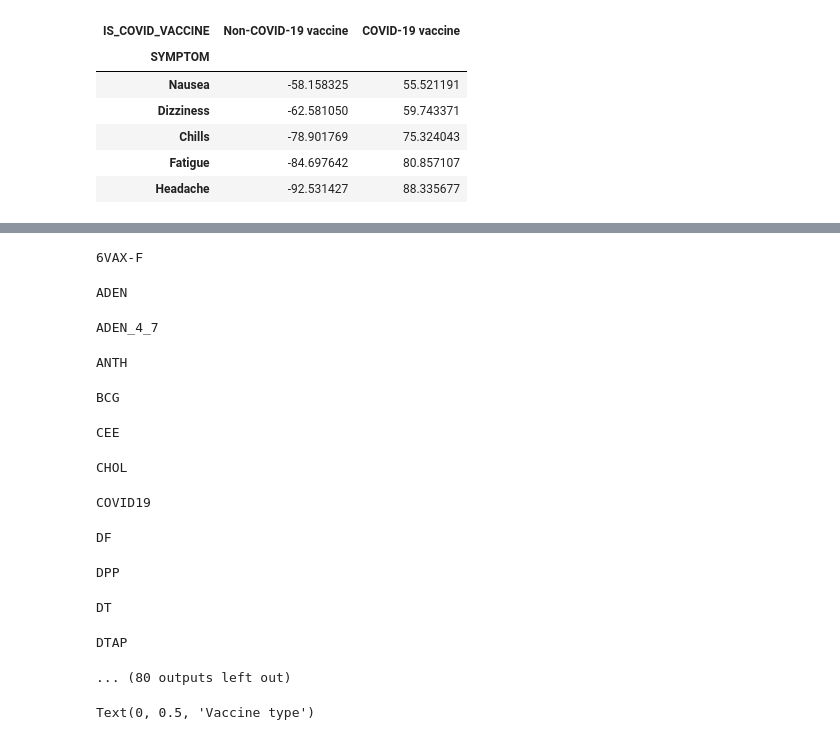
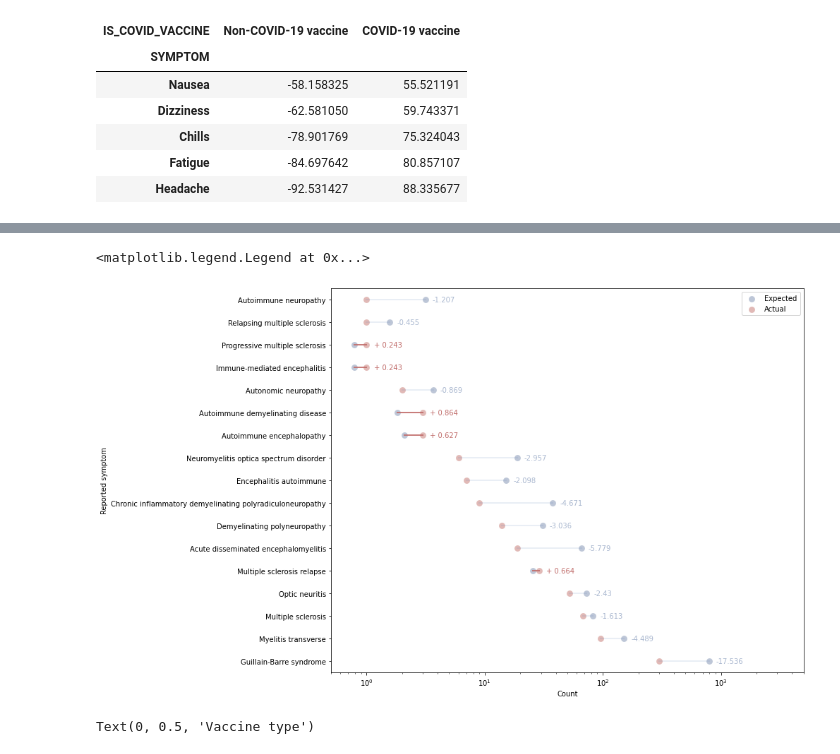
Before and after one commit to chrisvoncsefalvay/covid19-neuroautoimmune-aefis, a Jupyter notebook: COVID vaccination and neuroinflammatory disorders.ipynb, the cells around one changed output, grey strips where cells are left out. Saved outputs shown, nothing was run; the diff lists cells and outputs as text; code cells hidden in the pictures.

Commit message:
Figures completed, commentary has to be written.

```diff
--- a/COVID vaccination and neuroinflammatory disorders.ipynb
+++ b/COVID vaccination and neuroinflammatory disorders.ipynb
@@ -159,8 +139,9 @@ Odds ratio for association (Fisher's exact test): 0.29192121638670443 (p-value:
 # %% [markdown]
 ## Neuroinflammatory AEFIs' associations
 # %%
-tab = sm.stats.Table(pd.crosstab(vaers_data.IS_COVID_VACCINE, vaers_data.SYMPTOM).rename(index={0: "Non-COVID-19 vaccine", 1: "COVID-19 vaccine"})
-)
+tab = sm.stats.Table(pd.crosstab(vaers_data.IS_COVID_VACCINE, vaers_data.SYMPTOM).rename(
+    index={0: "Non-COVID-19 vaccine", 1: "COVID-19 vaccine"})
+                     )
 
 pearson_residuals = tab.resid_pearson.T
 actuals = tab.table_orig.T
@@ -268,0 +175,48 @@ plt.plot([odds_ratios_filtered.loc["COVID19"]["OR"], odds_ratios_filtered.loc["C
+# %%
+pearson_residuals["IS_NEUROINFLAMMATORY"] = pearson_residuals.index.isin(NEUR_SYMPTOMS)
+expected_versus_actual = \
+    pearson_residuals[pearson_residuals.IS_NEUROINFLAMMATORY == True].sort_values("COVID-19 vaccine").join(
+        expected[["COVID-19 vaccine"]], how="left", rsuffix="_expected").join(
+            actuals[["COVID-19 vaccine"]], how="left", rsuffix="_actual")[["COVID-19 vaccine_expected", "COVID-19 vaccine_actual"]]
+
+expected_versus_actual["SYMPTOM"] = expected_versus_actual.index
+# %%
+f, ax = plt.subplots(figsize=(12, 10))
+ax.set_xscale("log")
+
+data = expected_versus_actual[expected_versus_actual["COVID-19 vaccine_actual"] > 0]
+sort_order = list(data["COVID-19 vaccine_actual"].sort_values().index)
+data["more_than_expected"] = data["COVID-19 vaccine_actual"] > data["COVID-19 vaccine_expected"]
+
+for idx, val in enumerate(sort_order):
+    if data.loc[val, "more_than_expected"]:
+        plt.plot([data.loc[val, "COVID-19 vaccine_actual"], data.loc[val, "COVID-19 vaccine_expected"]], [idx, idx],
+                 linewidth=2, alpha=0.9, color=sns.color_palette("vlag")[-1])
+    else:
+        plt.plot([data.loc[val, "COVID-19 vaccine_actual"], data.loc[val, "COVID-19 vaccine_expected"]], [idx, idx],
+                 linewidth=2, alpha=0.15, color=sns.color_palette("vlag")[0])
+
+grid = sns.pointplot(x="count",
+                     y="SYMPTOM",
+                     hue="IS_COVID_VACCINE",
+                     join=False,
+                     jitter=False,
+                     data=data.melt(id_vars=["SYMPTOM", "more_than_expected"], value_name="count"),
+                     palette="vlag",
+                     order=sort_order)
+
+for idx, val in enumerate(sort_order):
+    if data.loc[val, "more_than_expected"]:
+        plt.text(data.loc[val, "COVID-19 vaccine_actual"] * 1.15, idx + 0.1,
+                 f"+ {round(pearson_residuals.loc[val, 'COVID-19 vaccine'], 3)}", color=sns.color_palette("vlag")[-1])
+    else:
+        plt.text(data.loc[val, "COVID-19 vaccine_expected"] * 1.15, idx + 0.1,
+                 f"{round(pearson_residuals.loc[val, 'COVID-19 vaccine'], 3)}", color=sns.color_palette("vlag")[1])
+
+axes = grid.set(xlim=(5e-1, 5e3), xlabel="Count", ylabel="Reported symptom")
+
+handles, labels = ax.get_legend_handles_labels()
+grid.legend(handles=handles, labels=("Expected", "Actual"))
+# %% [output]
+<matplotlib.legend.Legend at 0x...>
+[figure, added]
@@ -283,5 +239,4 @@ xt_by_symptom = pd.crosstab(vaers_data.VAX_TYPE, vaers_data.SYMPTOM)
 # %%
-xt_by_symptom = xt_by_symptom[columns_to_keep]
 
 odds_ratios_by_symptom = pd.DataFrame(columns=xt_by_symptom.columns,
                                       index=xt_by_symptom.index)
@@ -290,30 +245,18 @@ symptom_sums = xt_by_symptom.sum(axis=0)
 vax_sums = xt_by_symptom.sum(axis=1)
 xt_by_symptom_total = xt_by_symptom.sum().sum()
 
-for vaccine in tqdm(xt_by_symptom.index):
-    print(vaccine)
+vax_iterator = tqdm(xt_by_symptom.index)
+
+for vaccine in vax_iterator:
+    vax_iterator.set_description(f"Processing: {vaccine}")
     for symptom in tqdm(xt_by_symptom.columns, leave=False):
         a = xt_by_symptom.loc[vaccine, xt_by_symptom.columns == symptom].sum()
         b = vax_sums[vaccine] - a
         c = symptom_sums[symptom] - a
         d = xt_by_symptom_total - a - b - c
 
-        OR = (a * d)/(c * b) if c * b > 0 else np.nan
+        OR = (a * d) / (c * b) if c * b > 0 else np.nan
         odds_ratios_by_symptom.loc[vaccine, symptom] = OR
-# %% [output]
-6VAX-F
-ADEN
-ADEN_4_7
-ANTH
-BCG
-CEE
-CHOL
-COVID19
-DF
-DPP
-DT
-DTAP
-... (80 outputs left out)
 # %%
 odds_ratios_by_symptom.to_csv("odds_ratios_by_symptom.csv")
 # %%
```
Also changed, not shown: parts of 14 cells of this notebook, 1 other file.
